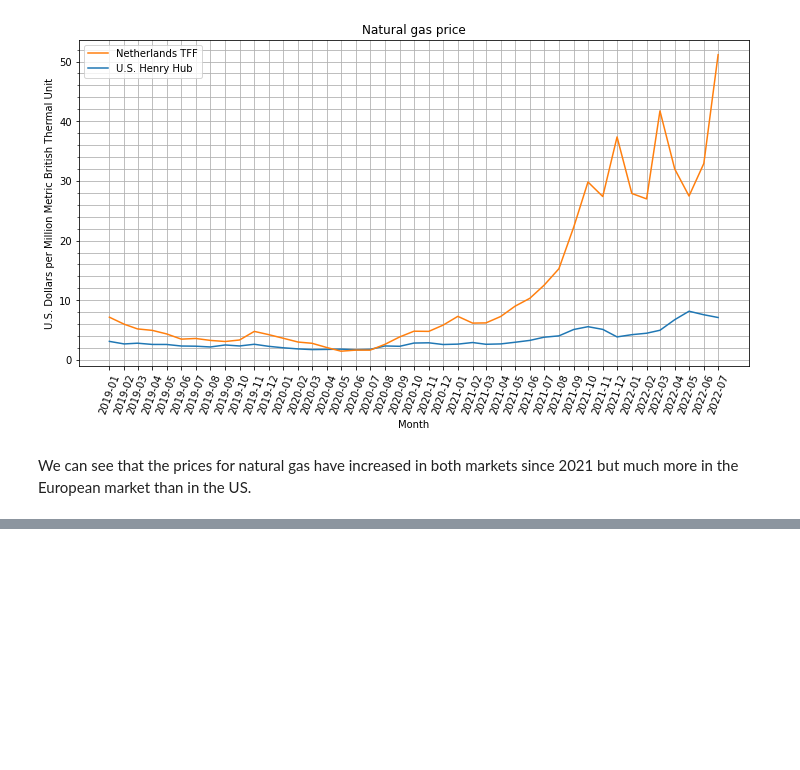
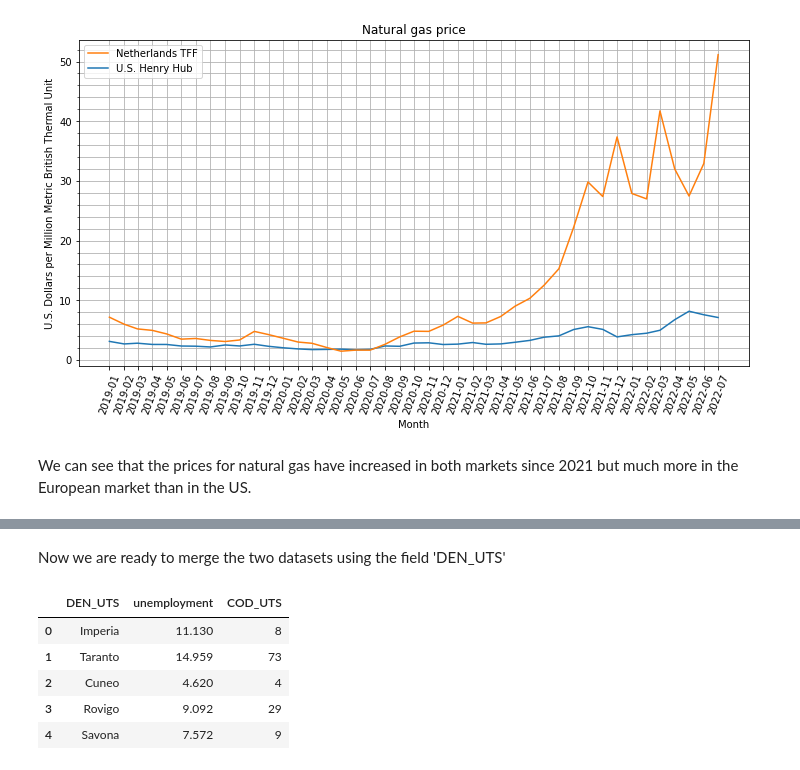
Before and after one commit to luigiselmi/datascience, a Jupyter notebook: python/intro_to_pandas.ipynb, the cells around one changed output, grey strips where cells are left out. Saved outputs shown, nothing was run; the diff lists cells and outputs as text; code cells hidden in the pictures; blank space fills up the shorter version.

Commit message:
added Merge section

```diff
--- a/python/intro_to_pandas.ipynb
+++ b/python/intro_to_pandas.ipynb
@@ -272,0 +288,3 @@ We can see that the prices for natural gas have increased in both markets since
+# %%
+provinces = administrative_units_it[['Codice Provincia', 'Provincia']].drop_duplicates()
+provinces.head()
@@ -272,0 +300,3 @@ We can see that the prices for natural gas have increased in both markets since
+# %%
+provinces.rename(columns={'Codice Provincia': 'COD_UTS', 'Provincia': 'DEN_UTS'}, inplace=True)
+provinces.head()
@@ -272,0 +312,3 @@ We can see that the prices for natural gas have increased in both markets since
+# %%
+unemployment_rates_it = pd.read_csv('stats/data/italy/unemployment_rate_istat_province.csv')
+unemployment_rates_it.head()
@@ -272,0 +322,12 @@ We can see that the prices for natural gas have increased in both markets since
+# %% [markdown]
+Now we are ready to merge the two datasets using the field 'DEN_UTS'
+# %%
+merged_df = unemployment_rates_it.merge(provinces, left_on=['DEN_UTS'], right_on=['DEN_UTS'])
+merged_df.head()
+# %% [output]
+|  | DEN_UTS | unemployment | COD_UTS |
+| 0 | Imperia | 11.130 | 8 |
+| 1 | Taranto | 14.959 | 73 |
+| 2 | Cuneo | 4.620 | 4 |
+| 3 | Rovigo | 9.092 | 29 |
+| 4 | Savona | 7.572 | 9 |
```
Also changed, not shown: parts of 9 cells of this notebook.
